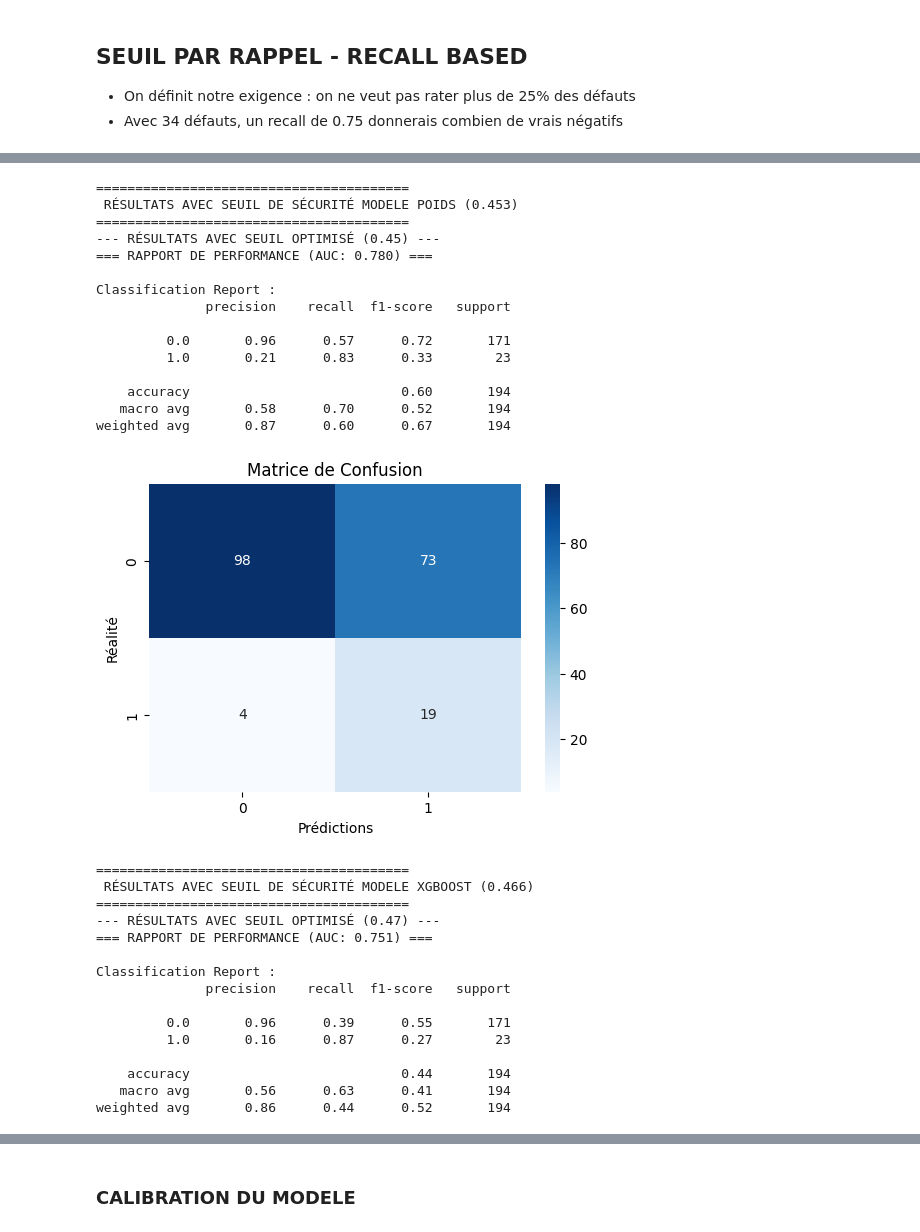
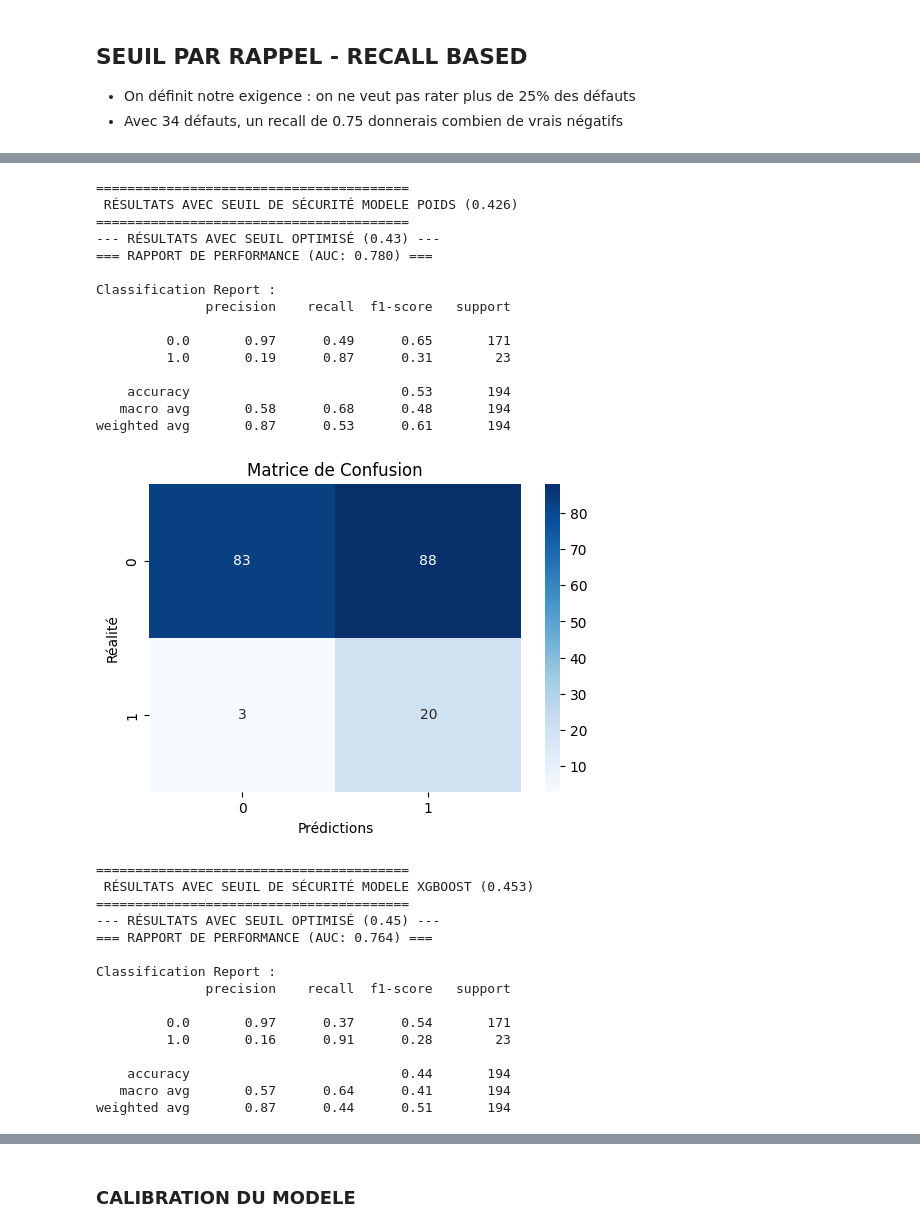
Before and after one commit to GYOM15/credit-risk-lab, a Jupyter notebook: projet_credit_risk.ipynb, the cells around one changed output, grey strips where cells are left out. Cells and saved outputs as stored; diff of their text form; code cells hidden in the pictures.

```diff
--- a/projet_credit_risk.ipynb
+++ b/projet_credit_risk.ipynb
@@ -1210,5 +1271,3 @@ y_reg = df['Montant_Pret_Accorde']
-# %%
-y_classif = y_classif.map({'Non': 0, 'Oui': 1})
 # %%
 from sklearn.model_selection import train_test_split
 
@@ -2018,16 +2198,16 @@ def analyser_importance_features(model_pipeline, X_train):
 # %%
 # (SMOTE + GridSearch)
 # Cette fonction appelle GridSearchCV en interne
-modele_lr_smote = entrainer_logistique_optimisee(X_train_scaled, y_train_classif)
+modele_lr_smote = entrainer_logistique_optimisee(X_train_transformed, y_train_classif)
 
 # Évaluation sur le Test Set
-y_pred, y_prob, score_auc = evaluer_performances(modele_lr_smote, X_test_scaled, y_test_classif)
+y_pred, y_prob, score_auc = evaluer_performances(modele_lr_smote, X_test_transformed, y_test_classif)
 
 # Rapport de performance (Matrice de confusion)
 afficher_rapport_performance(y_test_classif, y_pred, score_auc)
 
 # Analyse de l'importance (le Pourquoi le modèle décide ainsi)
-importance_df = analyser_importance_features(modele_lr_smote, X_train_scaled)
+importance_df = analyser_importance_features(modele_lr_smote, X_train_transformed)
 # %% [output]
  Optimisation en cours (SMOTE + GridSearch)...
  Meilleurs paramètres : {'lr__C': 0.01, 'lr__penalty': 'l1'}
@@ -2113,13 +2292,13 @@ def entrainer_logistique_poids_equilibre(X_train, y_train):
 # %% [markdown]
 #### ENTRAINEMENT
 # %%
-# 1. Entraînement de la version Poids Équilibrés
-modele_poids = entrainer_logistique_poids_equilibre(X_train_scaled, y_train_classif)
+# Entraînement de la version Poids Équilibrés
+modele_poids = entrainer_logistique_poids_equilibre(X_train_transformed, y_train_classif)
 
-# 3. Évaluation classique sur le Test Set
-y_pred_p, y_prob_p, auc_p = evaluer_performances(modele_poids, X_test_scaled, y_test_classif)
+# Évaluation classique sur le Test Set
+y_pred_p, y_prob_p, auc_p = evaluer_performances(modele_poids, X_test_transformed, y_test_classif)
 afficher_rapport_performance(y_test_classif, y_pred_p, auc_p)
-analyser_importance_features(modele_poids, X_train_scaled)
+analyser_importance_features(modele_poids, X_train_transformed)
 # %% [output]
  Optimisation avec Class Weight 'Balanced'...
  Meilleurs paramètres (Poids) : {'C': 0.1, 'penalty': 'l1'}
@@ -2273,14 +2451,14 @@ def entrainer_xgboost_optimise(X_train, y_train):
     print(f" Meilleurs paramètres : {grid_search.best_params_}")
     return grid_search.best_estimator_
 # %%
-# 1. Préparation de l'entraînement XGBoost
+# Préparation de l'entraînement XGBoost
 print(" Entraînement du modele...")
-modele_xgb_optimise = entrainer_xgboost_optimise(X_train_scaled, y_train_classif)
+modele_xgb_optimise = entrainer_xgboost_optimise(X_train_transformed, y_train_classif)
 
-# 2. Prédictions
-y_pred_xgb, y_prob_xgb, auc_xgb = evaluer_performances(modele_xgb_optimise, X_test_scaled, y_test_classif)
+# Prédictions
+y_pred_xgb, y_prob_xgb, auc_xgb = evaluer_performances(modele_xgb_optimise, X_test_transformed, y_test_classif)
 
-# 3. Rapport de Performance
+# Rapport de Performance
 print("\n" + "="*30)
 print("RÉSULTATS")
 print("="*30)
@@ -2517,31 +2695,31 @@ mon_recall_minimum = 0.75
 
 # Calcul du nouveau seuil sur les 3 modèles actuels
 print("\nMODELE SMOTE")
-seuil_corrige_smote = trouver_seuil_par_rappel(modele_lr_smote, X_val_scaled, y_val_classif, recall_cible=mon_recall_minimum)
+seuil_corrige_smote = trouver_seuil_par_rappel(modele_lr_smote, X_val_transformed, y_val_classif, recall_cible=mon_recall_minimum)
 
 print("MODELE POIDS")
-seuil_corrige_poids = trouver_seuil_par_rappel(modele_poids, X_val_scaled, y_val_classif, recall_cible=mon_recall_minimum)
+seuil_corrige_poids = trouver_seuil_par_rappel(modele_poids, X_val_transformed, y_val_classif, recall_cible=mon_recall_minimum)
 
 print("\nMODELE XGBOOST")
-seuil_corrige_xgboost = trouver_seuil_par_rappel(modele_xgb_optimise, X_val_scaled, y_val_classif, recall_cible=mon_recall_minimum)
+seuil_corrige_xgboost = trouver_seuil_par_rappel(modele_xgb_optimise, X_val_transformed, y_val_classif, recall_cible=mon_recall_minimum)
 
 # Application et Audit
 print("\n" + "="*40)
 print(f" RÉSULTATS AVEC SEUIL DE SÉCURITÉ MODELE SMOTE ({seuil_corrige_smote:.3f})")
 print("="*40)
-evaluer_avec_nouveau_seuil(modele_lr_smote, X_test_scaled, y_test_classif, seuil_corrige_smote)
+evaluer_avec_nouveau_seuil(modele_lr_smote, X_test_transformed, y_test_classif, seuil_corrige_smote)
 
 # Application et Audit
 print("\n" + "="*40)
 print(f" RÉSULTATS AVEC SEUIL DE SÉCURITÉ MODELE POIDS ({seuil_corrige_poids:.3f})")
 print("="*40)
-evaluer_avec_nouveau_seuil(modele_poids, X_test_scaled, y_test_classif, seuil_corrige_poids)
+evaluer_avec_nouveau_seuil(modele_poids, X_test_transformed, y_test_classif, seuil_corrige_poids)
 
-# 3. Application et Audit
+# Application et Audit
 print("\n" + "="*40)
 print(f" RÉSULTATS AVEC SEUIL DE SÉCURITÉ MODELE XGBOOST ({seuil_corrige_xgboost:.3f})")
 print("="*40)
-evaluer_avec_nouveau_seuil(modele_xgb_optimise, X_test_scaled, y_test_classif, seuil_corrige_xgboost)
+evaluer_avec_nouveau_seuil(modele_xgb_optimise, X_test_transformed, y_test_classif, seuil_corrige_xgboost)
 # %% [output]
 MODELE SMOTE
 Seuil de Sécurité calculé : 0.500
@@ -2555,40 +2733,40 @@ Seuil de Sécurité calculé : 0.466
 Objectif : Capter au moins 75.0% des défauts.
 
 ========================================
 ... (10 lines left out)
 
     accuracy                           0.52       194
    macro avg       0.57      0.67      0.47       194
 weighted avg       0.87      0.52      0.60       194
 [figure]
 ========================================
- RÉSULTATS AVEC SEUIL DE SÉCURITÉ MODELE POIDS (0.453)
+ RÉSULTATS AVEC SEUIL DE SÉCURITÉ MODELE POIDS (0.426)
 ========================================
---- RÉSULTATS AVEC SEUIL OPTIMISÉ (0.45) ---
+--- RÉSULTATS AVEC SEUIL OPTIMISÉ (0.43) ---
 === RAPPORT DE PERFORMANCE (AUC: 0.780) ===
 
 Classification Report :
               precision    recall  f1-score   support
 
-         0.0       0.96      0.57      0.72       171
-         1.0       0.21      0.83      0.33        23
+         0.0       0.97      0.49      0.65       171
+         1.0       0.19      0.87      0.31        23
 
-    accuracy                           0.60       194
-   macro avg       0.58      0.70      0.52       194
-weighted avg       0.87      0.60      0.67       194
+    accuracy                           0.53       194
+   macro avg       0.58      0.68      0.48       194
+weighted avg       0.87      0.53      0.61       194
-[figure, old version]
+[figure, new version]
 ========================================
- RÉSULTATS AVEC SEUIL DE SÉCURITÉ MODELE XGBOOST (0.466)
+ RÉSULTATS AVEC SEUIL DE SÉCURITÉ MODELE XGBOOST (0.453)
 ========================================
---- RÉSULTATS AVEC SEUIL OPTIMISÉ (0.47) ---
-=== RAPPORT DE PERFORMANCE (AUC: 0.751) ===
+--- RÉSULTATS AVEC SEUIL OPTIMISÉ (0.45) ---
+=== RAPPORT DE PERFORMANCE (AUC: 0.764) ===
 
 Classification Report :
               precision    recall  f1-score   support
 
-         0.0       0.96      0.39      0.55       171
-         1.0       0.16      0.87      0.27        23
+         0.0       0.97      0.37      0.54       171
+         1.0       0.16      0.91      0.28        23
 
     accuracy                           0.44       194
-   macro avg       0.56      0.63      0.41       194
-weighted avg       0.86      0.44      0.52       194
+   macro avg       0.57      0.64      0.41       194
+weighted avg       0.87      0.44      0.51       194
```
Also changed, not shown: parts of 159 cells of this notebook, 28 other files.
